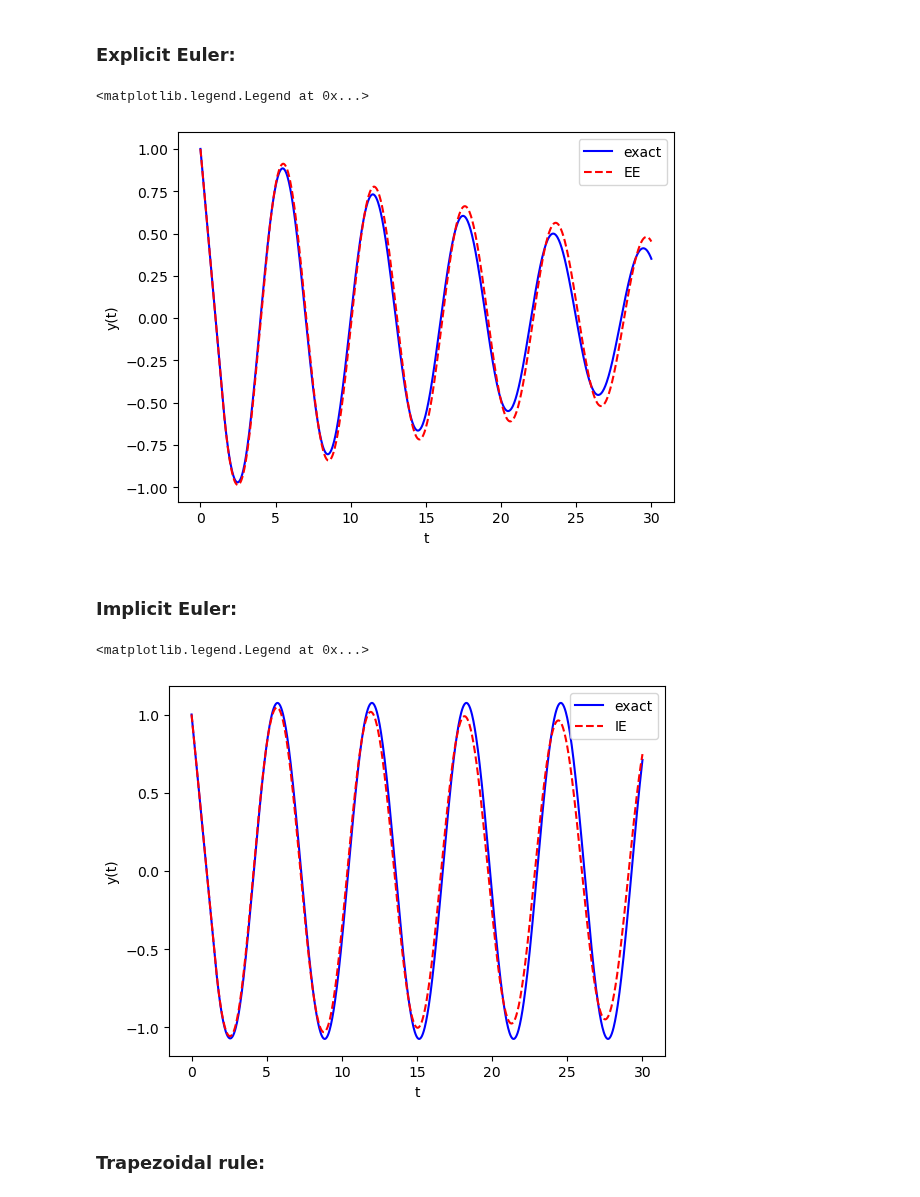
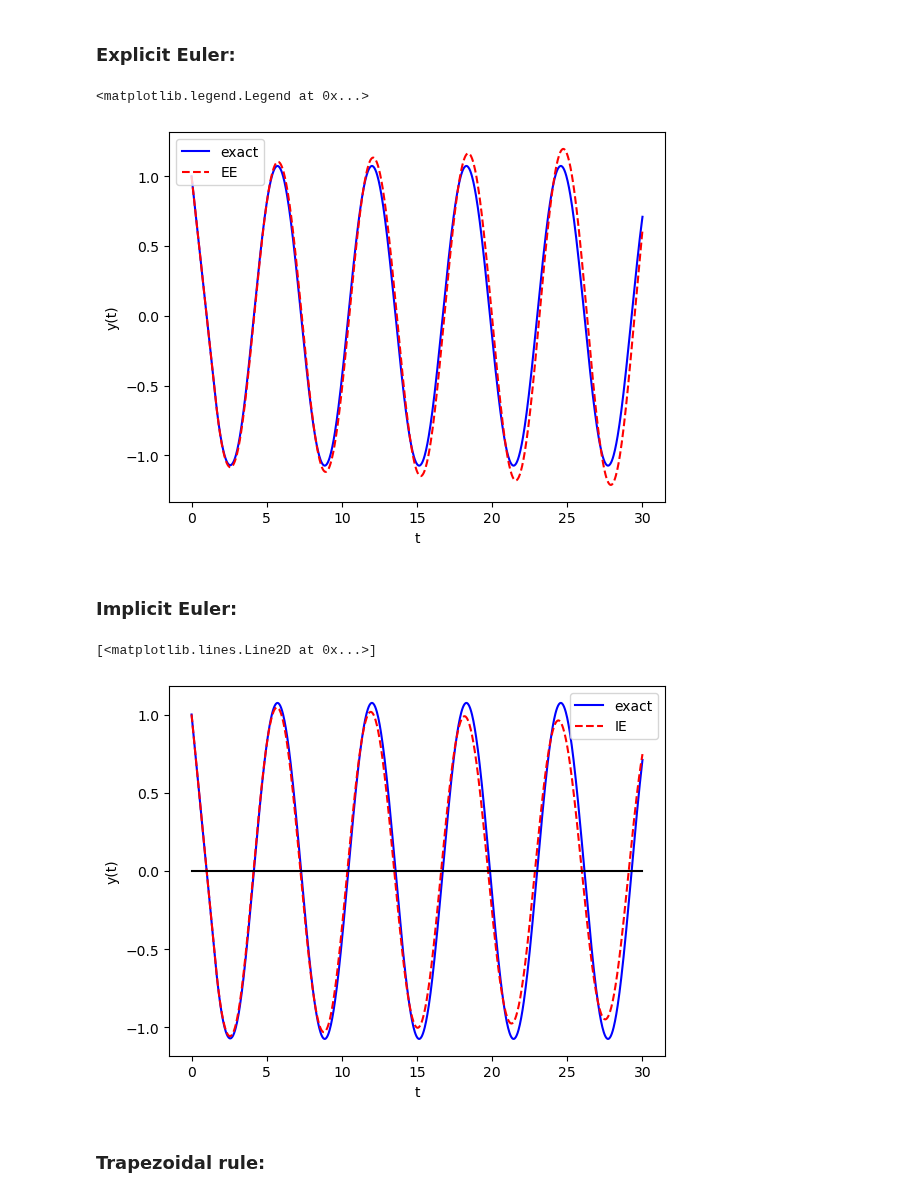
Before and after one commit to MartonBGyebnar/DDE_project, a Jupyter notebook: dde_numerical_methods.ipynb, the cells around one changed output. Drawn from its saved outputs; the diff is of its cells as text; code cells hidden in the pictures.

```diff
--- a/dde_numerical_methods.ipynb
+++ b/dde_numerical_methods.ipynb
@@ -93,24 +100,24 @@ def simple_exact(a, t_0, t_f, tau, N):
 # %%
 import matplotlib.pyplot as plt
 
 a = 1
 t_0 = 0
 t_f = 30
-tau = np.pi / 2 - 0.1
+tau = np.pi / 2
 N = 10**3
 
 h, t, y = EE(simple(a), phi_0, t_0, t_f, tau, N, False)
 exact = simple_exact(a, t_0, t_f, tau, N)
 
 plt.plot(t, exact, color='blue', label='exact')
 plt.plot(t, y, 'r--', label='EE')
 plt.xlabel('t')
 plt.ylabel('y(t)')
 plt.legend()
 #plt.plot(t, np.zeros(len(t)), color='black')
 # %% [output]
 <matplotlib.legend.Legend at 0x...>
-[figure, old version]
+[figure, new version]
 # %% [markdown]
 ### Implicit Euler:
 # %%
@@ -158,10 +165,10 @@ plt.plot(t, y, 'r--', label='IE')
 plt.xlabel('t')
 plt.ylabel('y(t)')
 plt.legend()
-#plt.plot(t, np.zeros(len(t)), color='black')
+plt.plot(t, np.zeros(len(t)), color='black')
 # %% [output]
-<matplotlib.legend.Legend at 0x...>
+[<matplotlib.lines.Line2D at 0x...>]
-[figure, old version]
+[figure, new version]
 # %% [markdown]
 ### Trapezoidal rule:
 # %%
```
Also changed, not shown: parts of 12 cells of this notebook.
